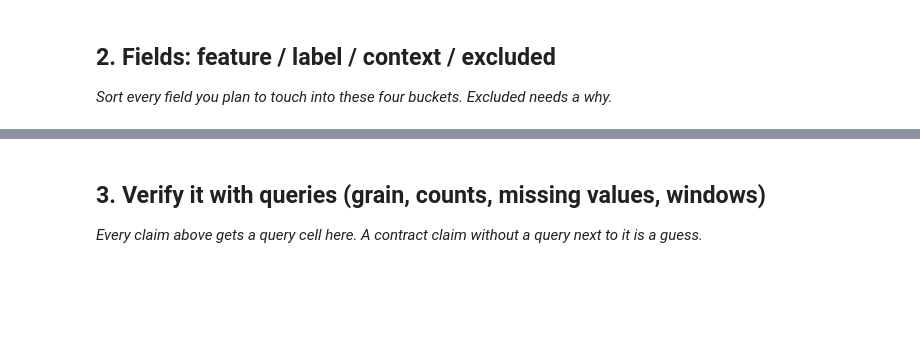
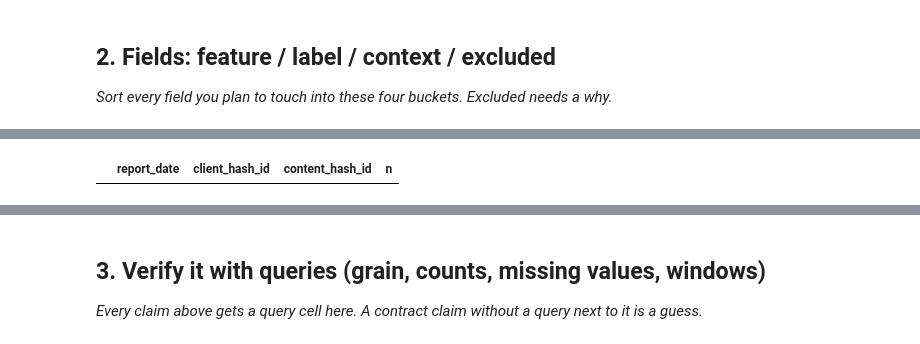
Before and after one commit to faculatini/flyrank_ml, a Jupyter notebook: work/notebooks/w03_data_contract.ipynb, the cells around one changed output, grey strips where cells are left out. Drawn from its saved outputs; the diff is of its cells as text; code cells hidden in the pictures; blank space fills up the shorter version.

```diff
--- a/work/notebooks/w03_data_contract.ipynb
+++ b/work/notebooks/w03_data_contract.ipynb
@@ -22,0 +116,21 @@ This skeleton is yours to fill. Work the sections **in order** — each one has
+# %%
+query1 = con.sql("""
+SELECT
+    report_date,
+    client_hash_id,
+    content_hash_id,
+    COUNT(*) AS n
+FROM read_parquet(
+'hf://datasets/FlyRank/internship-warehouse/fact_content_daily_performance/**/*.parquet'
+)
+WHERE month = '2026-03'
+GROUP BY
+    report_date,
+    client_hash_id,
+    content_hash_id
+HAVING COUNT(*) > 1
+""")
+
+query1.df()
+# %% [output]
+|  | report_date | client_hash_id | content_hash_id | n |
```
Also changed, not shown: parts of 10 cells of this notebook.
